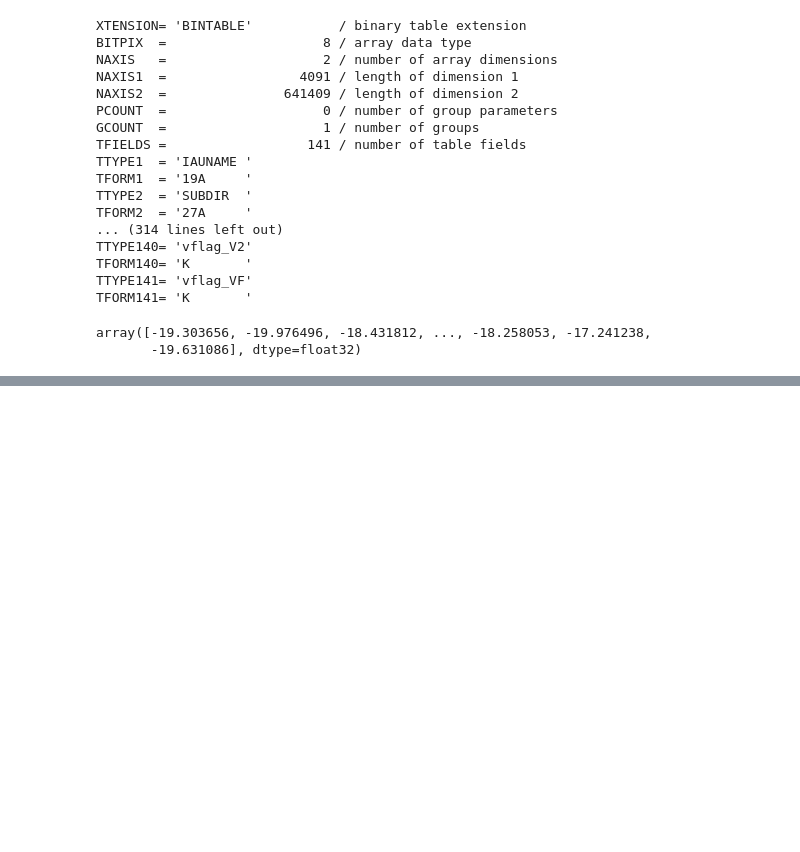
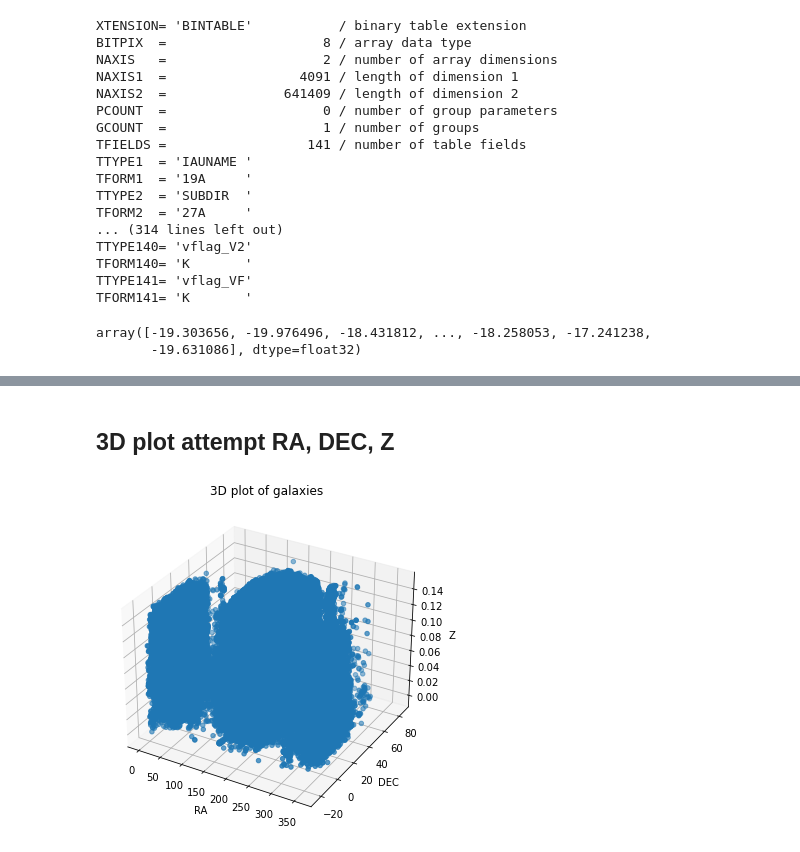
Before and after one commit to kadglass/SmallScale, a Jupyter notebook: Small Scale Environment.ipynb, the cells around one changed output, grey strips where cells are left out. Saved outputs shown, nothing was run; the diff lists cells and outputs as text; code cells hidden in the pictures; blank space fills up the shorter version.

```diff
--- a/Small Scale Environment.ipynb
+++ b/Small Scale Environment.ipynb
@@ -85 +95,19 @@ Table length=5
+# %% [markdown]
+## 3D plot attempt RA, DEC, Z
+# %%
+plt.rcParams["figure.figsize"] = (10,6) #increase size of figure
+
+fig = plt.figure()
+ax = fig.add_subplot(projection='3d')
+
+ax.scatter(data_table['RA'], data_table['DEC'], data_table['Z'])
+
+plt.title('3D plot of galaxies')
+ax.set_xlabel('RA')
+ax.set_ylabel('DEC')
+ax.set_zlabel('Z')
+
+plt.show()
+# %% [output]
+[figure, added]
 # %%
```
Also changed, not shown: parts of 9 cells of this notebook.
